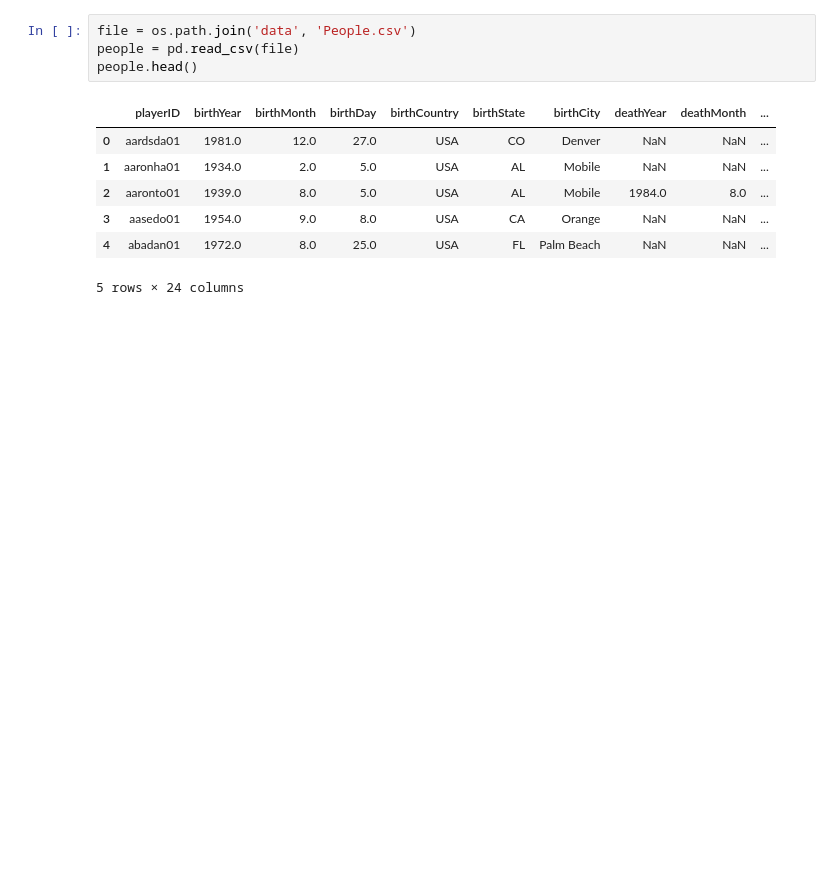
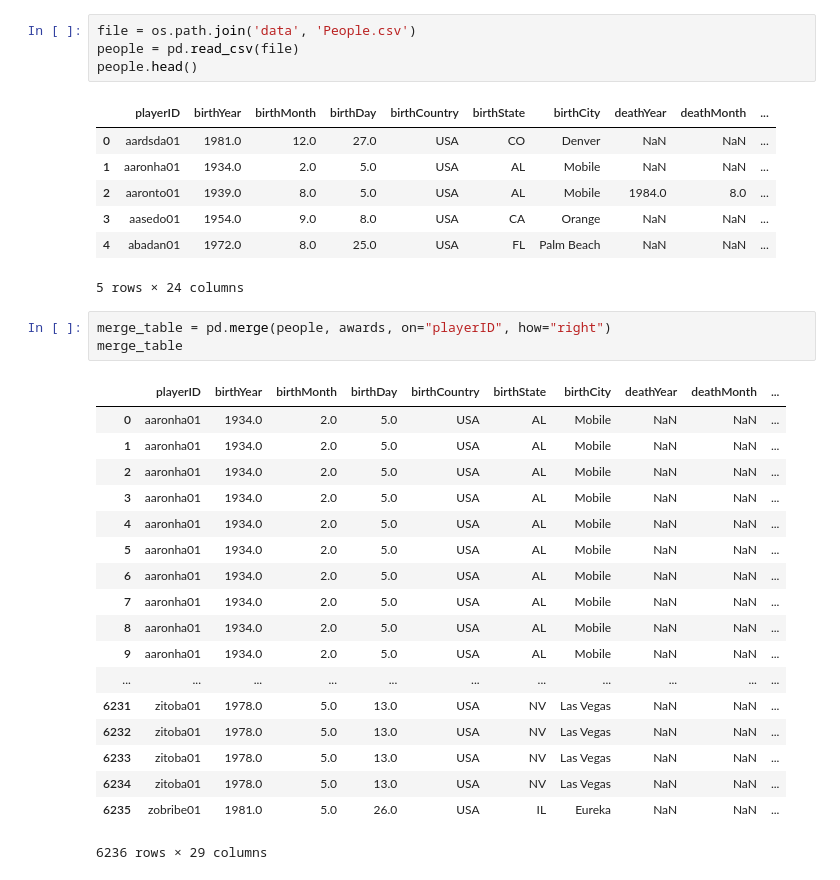
Before and after one commit to AGBarbour/Project-1, a Jupyter notebook: Awards.ipynb, the cells around one changed output. Drawn from its saved outputs; the diff is of its cells as text; blank space fills up the shorter version.

```diff
--- a/Awards.ipynb
+++ b/Awards.ipynb
@@ -25,3 +26,25 @@ people.head()
 | 3 | aasedo01 | 1954.0 | 9.0 | 8.0 | USA | CA | Orange | NaN | NaN | ... |
 | 4 | abadan01 | 1972.0 | 8.0 | 25.0 | USA | FL | Palm Beach | NaN | NaN | ... |
 5 rows × 24 columns
+# %%
+merge_table = pd.merge(people, awards, on="playerID", how="right")
+merge_table
+# %% [output]
+|  | playerID | birthYear | birthMonth | birthDay | birthCountry | birthState | birthCity | deathYear | deathMonth | ... |
+| 0 | aaronha01 | 1934.0 | 2.0 | 5.0 | USA | AL | Mobile | NaN | NaN | ... |
+| 1 | aaronha01 | 1934.0 | 2.0 | 5.0 | USA | AL | Mobile | NaN | NaN | ... |
+| 2 | aaronha01 | 1934.0 | 2.0 | 5.0 | USA | AL | Mobile | NaN | NaN | ... |
+| 3 | aaronha01 | 1934.0 | 2.0 | 5.0 | USA | AL | Mobile | NaN | NaN | ... |
+| 4 | aaronha01 | 1934.0 | 2.0 | 5.0 | USA | AL | Mobile | NaN | NaN | ... |
+| 5 | aaronha01 | 1934.0 | 2.0 | 5.0 | USA | AL | Mobile | NaN | NaN | ... |
+| 6 | aaronha01 | 1934.0 | 2.0 | 5.0 | USA | AL | Mobile | NaN | NaN | ... |
+| 7 | aaronha01 | 1934.0 | 2.0 | 5.0 | USA | AL | Mobile | NaN | NaN | ... |
+| 8 | aaronha01 | 1934.0 | 2.0 | 5.0 | USA | AL | Mobile | NaN | NaN | ... |
+| 9 | aaronha01 | 1934.0 | 2.0 | 5.0 | USA | AL | Mobile | NaN | NaN | ... |
+| ... | ... | ... | ... | ... | ... | ... | ... | ... | ... | ... |
+| 6231 | zitoba01 | 1978.0 | 5.0 | 13.0 | USA | NV | Las Vegas | NaN | NaN | ... |
+| 6232 | zitoba01 | 1978.0 | 5.0 | 13.0 | USA | NV | Las Vegas | NaN | NaN | ... |
+| 6233 | zitoba01 | 1978.0 | 5.0 | 13.0 | USA | NV | Las Vegas | NaN | NaN | ... |
+| 6234 | zitoba01 | 1978.0 | 5.0 | 13.0 | USA | NV | Las Vegas | NaN | NaN | ... |
+| 6235 | zobribe01 | 1981.0 | 5.0 | 26.0 | USA | IL | Eureka | NaN | NaN | ... |
+6236 rows × 29 columns
```
Also changed, not shown: parts of 8 cells of this notebook, 4 other files.
